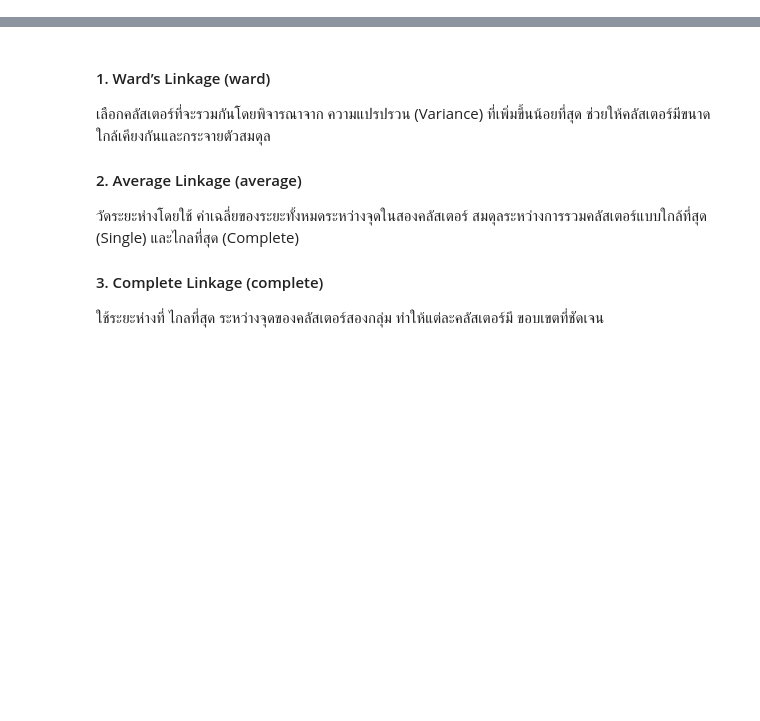
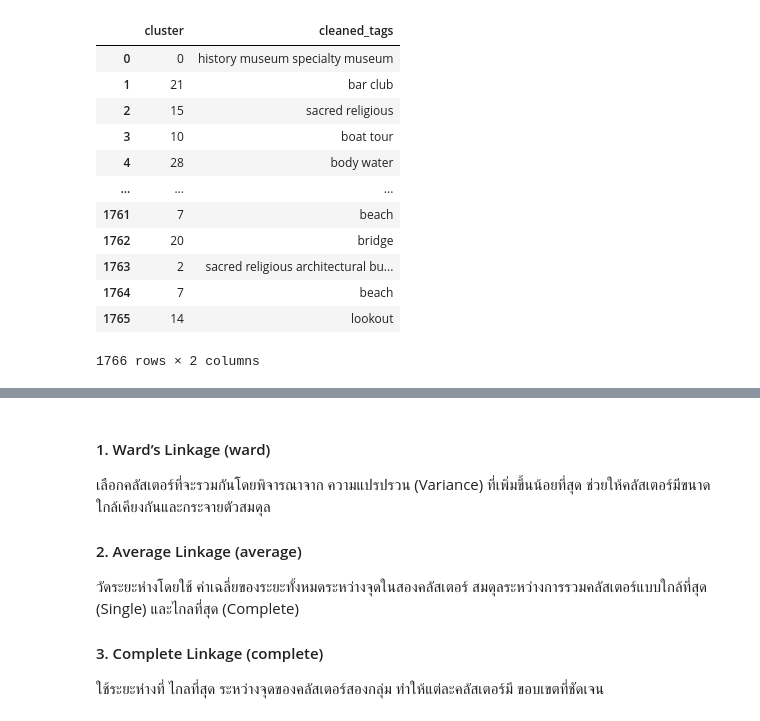
Before and after one commit to S09Z/IS_Project_Thailand_Tourism_Recommendation, a Jupyter notebook: app/frontend/clustering_experiment/expr_4-Word2Vec&TF-IDF_Hierarchical.ipynb, the cells around one changed output, grey strips where cells are left out. Cells and saved outputs as stored; diff of their text form; code cells hidden in the pictures; blank space fills up the shorter version.

```diff
--- a/app/frontend/clustering_experiment/expr_4-Word2Vec&TF-IDF_Hierarchical.ipynb
+++ b/app/frontend/clustering_experiment/expr_4-Word2Vec&TF-IDF_Hierarchical.ipynb
@@ -31,0 +147,16 @@ array([[ 2.91517749e-03, -1.21673872e-03, -3.96054471e-03, ...,
+# %%
+tag_embeddings[['cluster', 'cleaned_tags']]
+# %% [output]
+|  | cluster | cleaned_tags |
+| 0 | 0 | history museum specialty museum |
+| 1 | 21 | bar club |
+| 2 | 15 | sacred religious |
+| 3 | 10 | boat tour |
+| 4 | 28 | body water |
+| ... | ... | ... |
+| 1761 | 7 | beach |
+| 1762 | 20 | bridge |
+| 1763 | 2 | sacred religious architectural bu... |
+| 1764 | 7 | beach |
+| 1765 | 14 | lookout |
+1766 rows × 2 columns
```
Also changed, not shown: parts of 19 cells of this notebook, 9 other files.
